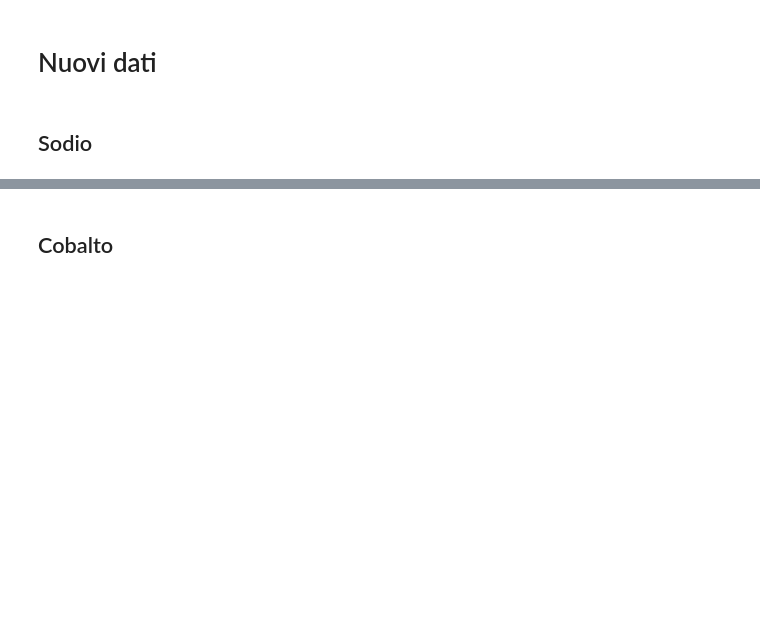
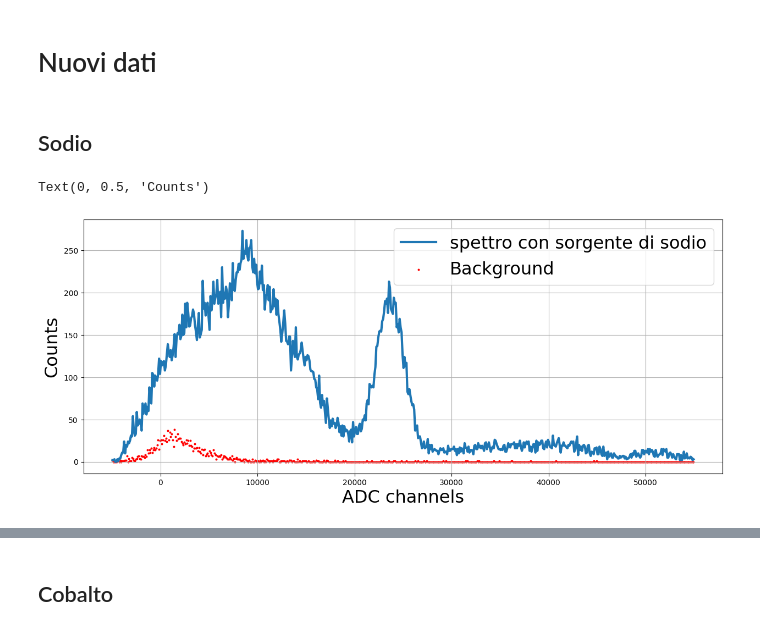
Before and after one commit to Pavar0tty/Laboratorio_SiPM, a Jupyter notebook: Analisi/Parte 2/CsI_analisi.ipynb, the cells around one changed output, grey strips where cells are left out. Saved outputs shown, nothing was run; the diff lists cells and outputs as text; code cells hidden in the pictures; blank space fills up the shorter version.

```diff
--- a/Analisi/Parte 2/CsI_analisi.ipynb
+++ b/Analisi/Parte 2/CsI_analisi.ipynb
@@ -94,29 +194,34 @@ plt.errorbar(df54['ADC'], y_54_no_bkg, yerr=err_y_54, label='Data')
 # %%
 df55 = pd.read_csv('Dati/Parte 2/CsI/Sodio_55.5.txt', delim_whitespace= 'True', skiprows = 65, encoding='ISO-8859-1', header = None)
 df55.columns = ['ADC', 'counts'] #ho assegnato il nome alle colonne del dataframe
 err_counts_55 = np.array(np.sqrt(df55['counts']))
 df55_bkg = pd.read_csv('Dati/Parte 2/CsI/Bkg_54.5V.txt', delim_whitespace= 'True', skiprows = 65, encoding='ISO-8859-1', header = None)
 df55_bkg.columns = ['ADC', 'counts'] #ho assegnato il nome alle colonne del dataframe
 # Allunga df55_bkg per avere la stessa lunghezza di df55
 diff = len(df55) - len(df55_bkg)
 if diff > 0:
     last_adc = df55_bkg['ADC'].iloc[-1]
     adc_step = df55_bkg['ADC'].diff().mode()[0] if len(df55_bkg['ADC']) > 1 else 1
     new_adc = [last_adc + adc_step * (i + 1) for i in range(diff)]
     df55_bkg = pd.concat([
         df55_bkg,
         pd.DataFrame({'ADC': new_adc, 'counts': [0]*diff})
     ], ignore_index=True)
 err_counts_55_bkg = np.array(np.sqrt(df55_bkg['counts']))
 fig, ax = plt.subplots(figsize = (15,6))
-plt.plot(df55['ADC'], df55['counts'], linewidth = 0.8, label = 'spettro con sorgente di sodio')
+plt.plot(df55['ADC'], df55['counts'], linewidth = 2, label = 'spettro con sorgente di sodio')
 plt.xlabel('ADC channels')
 plt.ylabel('Counts')
 # plt.errorbar(df55['ADC'], df55['counts'], yerr=err_counts_55)
-plt.scatter(df55_bkg['ADC'], df55_bkg['counts'], s = 0.5, label = 'Background', color = 'red')
-plt.legend()
+plt.scatter(df55_bkg['ADC'], df55_bkg['counts'], s = 3.5, label = 'Background', color = 'red')
+plt.legend(fontsize = 23)
 plt.grid()
+ax.set_xlabel('ADC channels', fontsize = 23)
+ax.set_ylabel('Counts', fontsize = 23)
 # plt.errorbar(df55_bkg['ADC'], df55_bkg['counts'], yerr=err_counts_55_bkg)
+# %% [output]
+Text(0, 0.5, 'Counts')
+[figure, added]
 # %%
 start_index = 250
 end_index = 340
```
Also changed, not shown: parts of 14 cells of this notebook, 3 other files.
